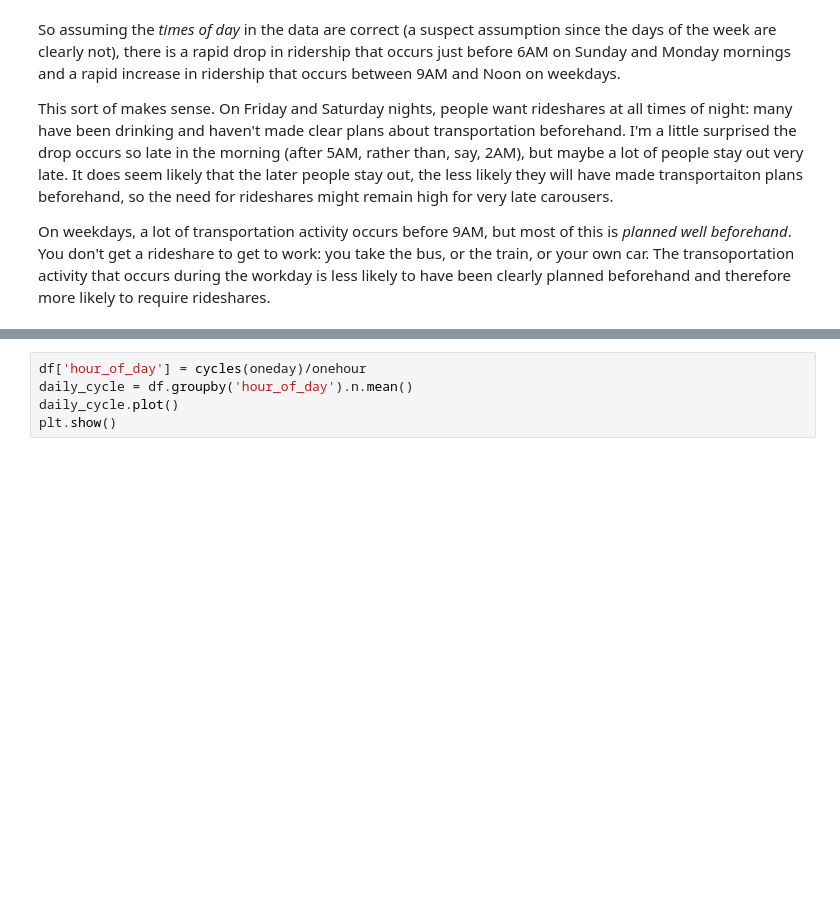
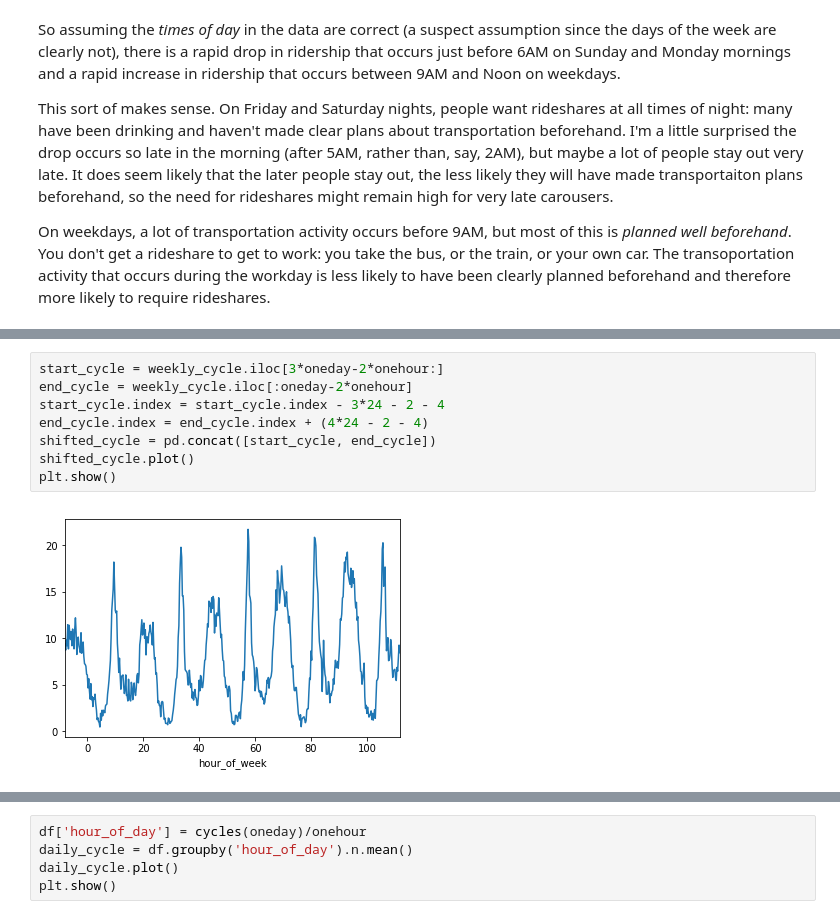
Before and after one commit to andyharless/ultimate_challenge, a Jupyter notebook: eda.ipynb, the cells around one changed output, grey strips where cells are left out. Saved outputs shown, nothing was run; the diff lists cells and outputs as text; blank space fills up the shorter version.

```diff
--- a/eda.ipynb
+++ b/eda.ipynb
@@ -241,0 +296,10 @@ On weekdays, a lot of transportation activity occurs before 9AM, but most of thi
+# %%
+start_cycle = weekly_cycle.iloc[3*oneday-2*onehour:]
+end_cycle = weekly_cycle.iloc[:oneday-2*onehour]
+start_cycle.index = start_cycle.index - 3*24 - 2 - 4
+end_cycle.index = end_cycle.index + (4*24 - 2 - 4)
+shifted_cycle = pd.concat([start_cycle, end_cycle])
+shifted_cycle.plot()
+plt.show()
+# %% [output]
+[figure, added]
```
Also changed, not shown: parts of 15 cells of this notebook.
